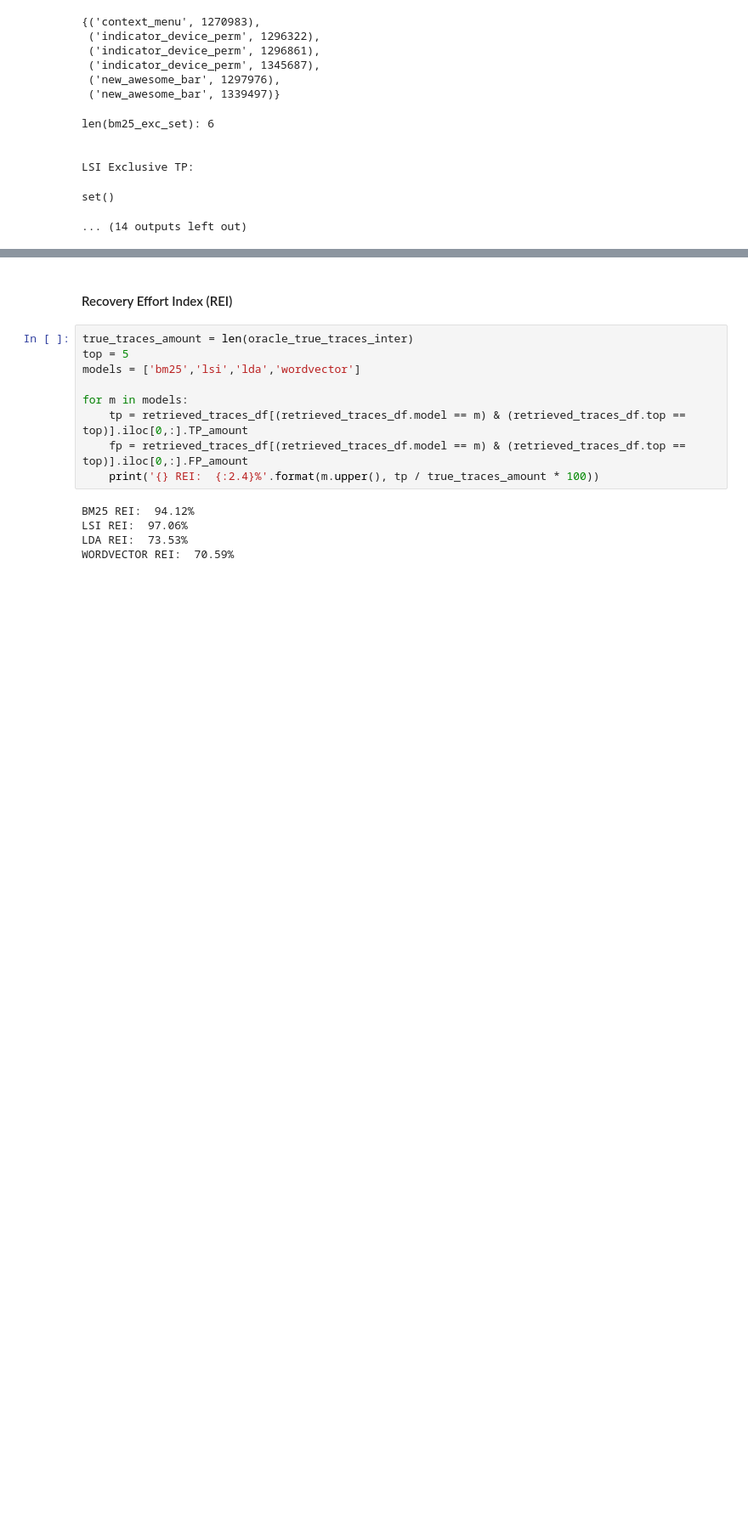
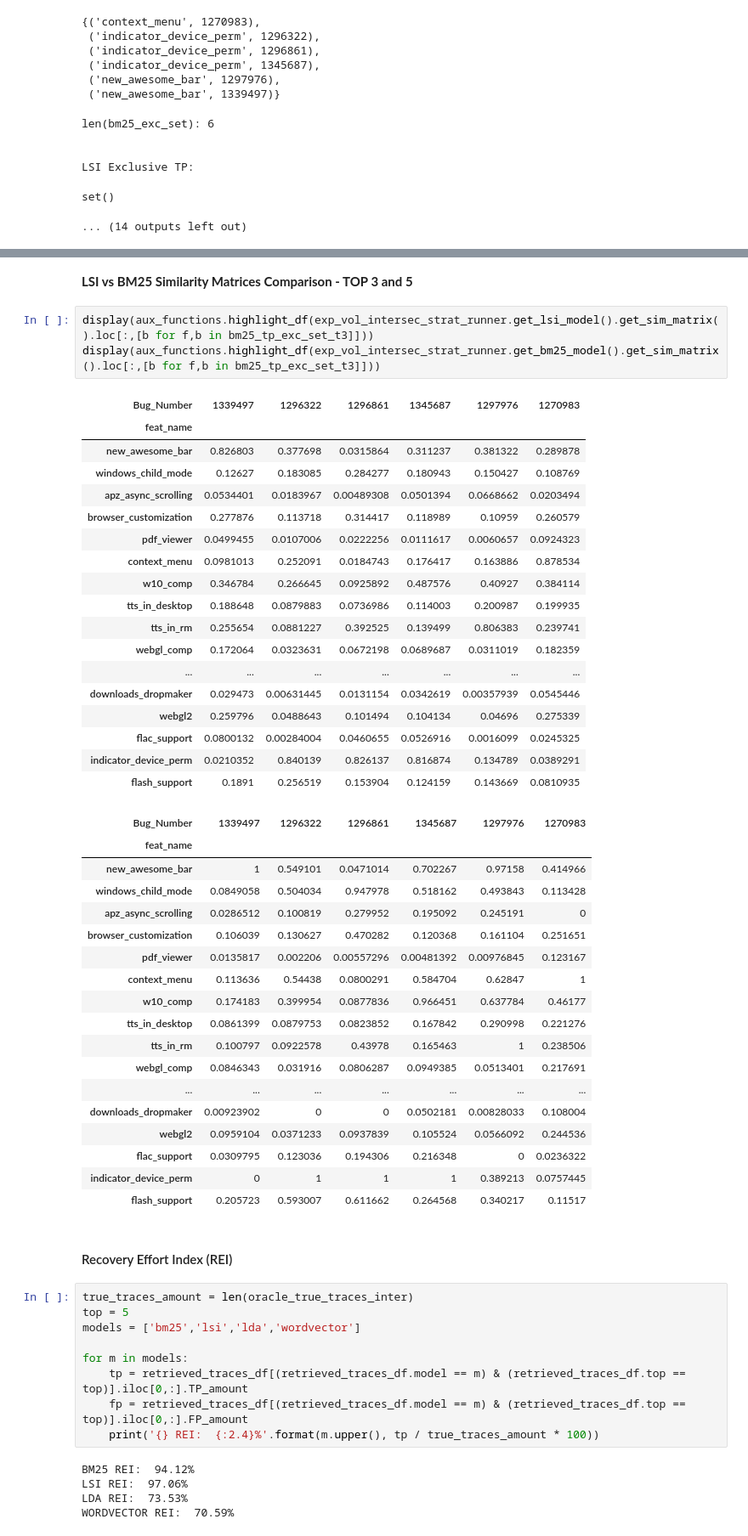
Before and after one commit to Pointpt/trace-link-recovery-study, a Jupyter notebook: notebooks/firefox_p2/feat_br_tracing/feat_br_runner.ipynb, the cells around one changed output, grey strips where cells are left out. Shown at 85% size. Drawn from its saved outputs; the diff is of its cells as text; blank space fills up the shorter version.

```diff
--- a/notebooks/firefox_p2/feat_br_tracing/feat_br_runner.ipynb
+++ b/notebooks/firefox_p2/feat_br_tracing/feat_br_runner.ipynb
@@ -712,3 +776,45 @@ set()
+# %% [markdown]
+**LSI vs BM25 Similarity Matrices Comparison - TOP 3 and 5**
+# %%
+display(aux_functions.highlight_df(exp_vol_intersec_strat_runner.get_lsi_model().get_sim_matrix().loc[:,[b for f,b in bm25_tp_exc_set_t3]]))
+display(aux_functions.highlight_df(exp_vol_intersec_strat_runner.get_bm25_model().get_sim_matrix().loc[:,[b for f,b in bm25_tp_exc_set_t3]]))
+# %% [output]
+| Bug_Number | 1339497 | 1296322 | 1296861 | 1345687 | 1297976 | 1270983 |
+| feat_name |  |  |  |  |  |  |
+| new_awesome_bar | 0.826803 | 0.377698 | 0.0315864 | 0.311237 | 0.381322 | 0.289878 |
+| windows_child_mode | 0.12627 | 0.183085 | 0.284277 | 0.180943 | 0.150427 | 0.108769 |
+| apz_async_scrolling | 0.0534401 | 0.0183967 | 0.00489308 | 0.0501394 | 0.0668662 | 0.0203494 |
+| browser_customization | 0.277876 | 0.113718 | 0.314417 | 0.118989 | 0.10959 | 0.260579 |
+| pdf_viewer | 0.0499455 | 0.0107006 | 0.0222256 | 0.0111617 | 0.0060657 | 0.0924323 |
+| context_menu | 0.0981013 | 0.252091 | 0.0184743 | 0.176417 | 0.163886 | 0.878534 |
+| w10_comp | 0.346784 | 0.266645 | 0.0925892 | 0.487576 | 0.40927 | 0.384114 |
+| tts_in_desktop | 0.188648 | 0.0879883 | 0.0736986 | 0.114003 | 0.200987 | 0.199935 |
+| tts_in_rm | 0.255654 | 0.0881227 | 0.392525 | 0.139499 | 0.806383 | 0.239741 |
+| webgl_comp | 0.172064 | 0.0323631 | 0.0672198 | 0.0689687 | 0.0311019 | 0.182359 |
+| ... | ... | ... | ... | ... | ... | ... |
+| downloads_dropmaker | 0.029473 | 0.00631445 | 0.0131154 | 0.0342619 | 0.00357939 | 0.0545446 |
+| webgl2 | 0.259796 | 0.0488643 | 0.101494 | 0.104134 | 0.04696 | 0.275339 |
+| flac_support | 0.0800132 | 0.00284004 | 0.0460655 | 0.0526916 | 0.0016099 | 0.0245325 |
+| indicator_device_perm | 0.0210352 | 0.840139 | 0.826137 | 0.816874 | 0.134789 | 0.0389291 |
+| flash_support | 0.1891 | 0.256519 | 0.153904 | 0.124159 | 0.143669 | 0.0810935 |
+| Bug_Number | 1339497 | 1296322 | 1296861 | 1345687 | 1297976 | 1270983 |
+| feat_name |  |  |  |  |  |  |
+| new_awesome_bar | 1 | 0.549101 | 0.0471014 | 0.702267 | 0.97158 | 0.414966 |
+| windows_child_mode | 0.0849058 | 0.504034 | 0.947978 | 0.518162 | 0.493843 | 0.113428 |
+| apz_async_scrolling | 0.0286512 | 0.100819 | 0.279952 | 0.195092 | 0.245191 | 0 |
+| browser_customization | 0.106039 | 0.130627 | 0.470282 | 0.120368 | 0.161104 | 0.251651 |
+| pdf_viewer | 0.0135817 | 0.002206 | 0.00557296 | 0.00481392 | 0.00976845 | 0.123167 |
+| context_menu | 0.113636 | 0.54438 | 0.0800291 | 0.584704 | 0.62847 | 1 |
+| w10_comp | 0.174183 | 0.399954 | 0.0877836 | 0.966451 | 0.637784 | 0.46177 |
+| tts_in_desktop | 0.0861399 | 0.0879753 | 0.0823852 | 0.167842 | 0.290998 | 0.221276 |
+| tts_in_rm | 0.100797 | 0.0922578 | 0.43978 | 0.165463 | 1 | 0.238506 |
+| webgl_comp | 0.0846343 | 0.031916 | 0.0806287 | 0.0949385 | 0.0513401 | 0.217691 |
+| ... | ... | ... | ... | ... | ... | ... |
+| downloads_dropmaker | 0.00923902 | 0 | 0 | 0.0502181 | 0.00828033 | 0.108004 |
+| webgl2 | 0.0959104 | 0.0371233 | 0.0937839 | 0.105524 | 0.0566092 | 0.244536 |
+| flac_support | 0.0309795 | 0.123036 | 0.194306 | 0.216348 | 0 | 0.0236322 |
+| indicator_device_perm | 0 | 1 | 1 | 1 | 0.389213 | 0.0757445 |
+| flash_support | 0.205723 | 0.593007 | 0.611662 | 0.264568 | 0.340217 | 0.11517 |
 # %% [markdown]
 #### Recovery Effort Index (REI)
 # %%
```
Also changed, not shown: parts of 4 cells of this notebook.
